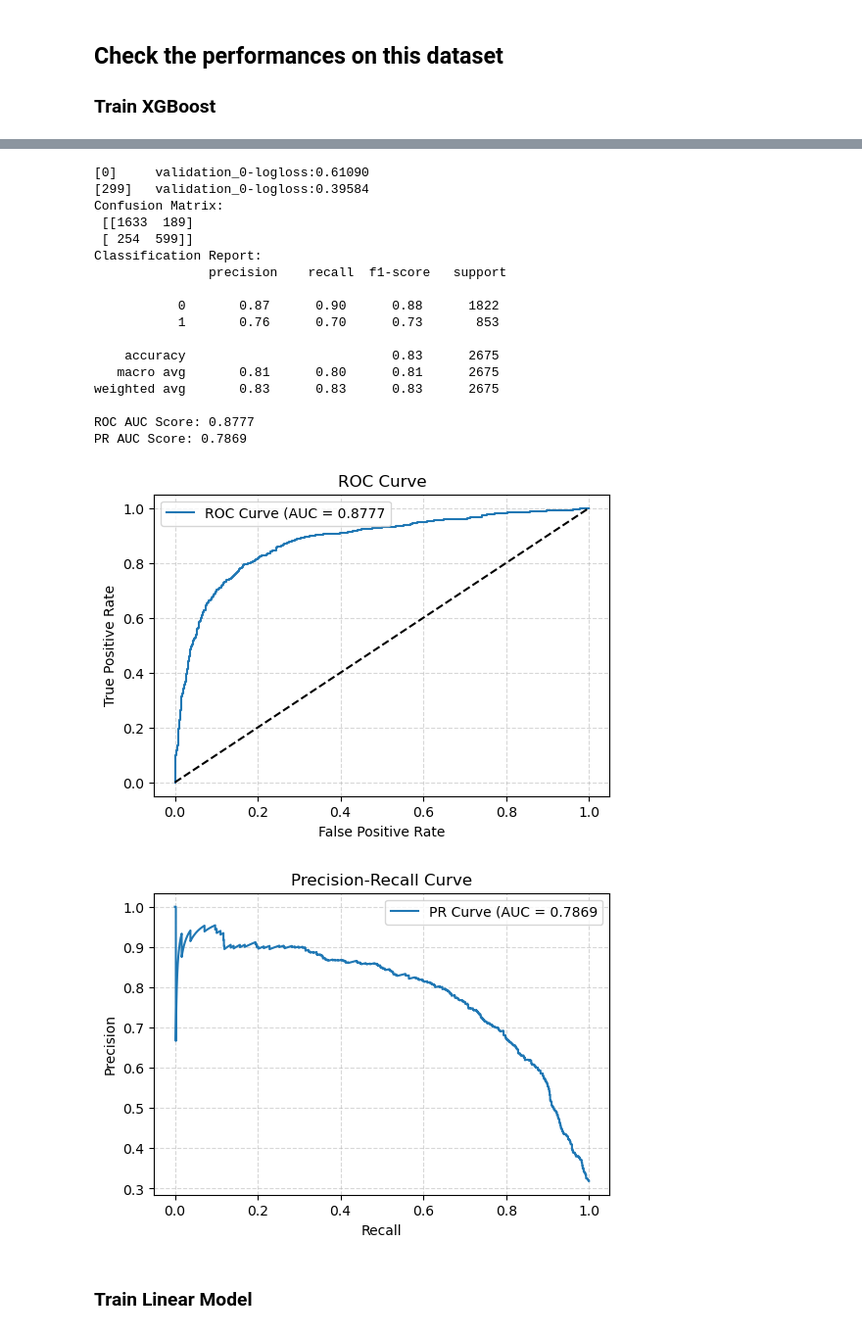
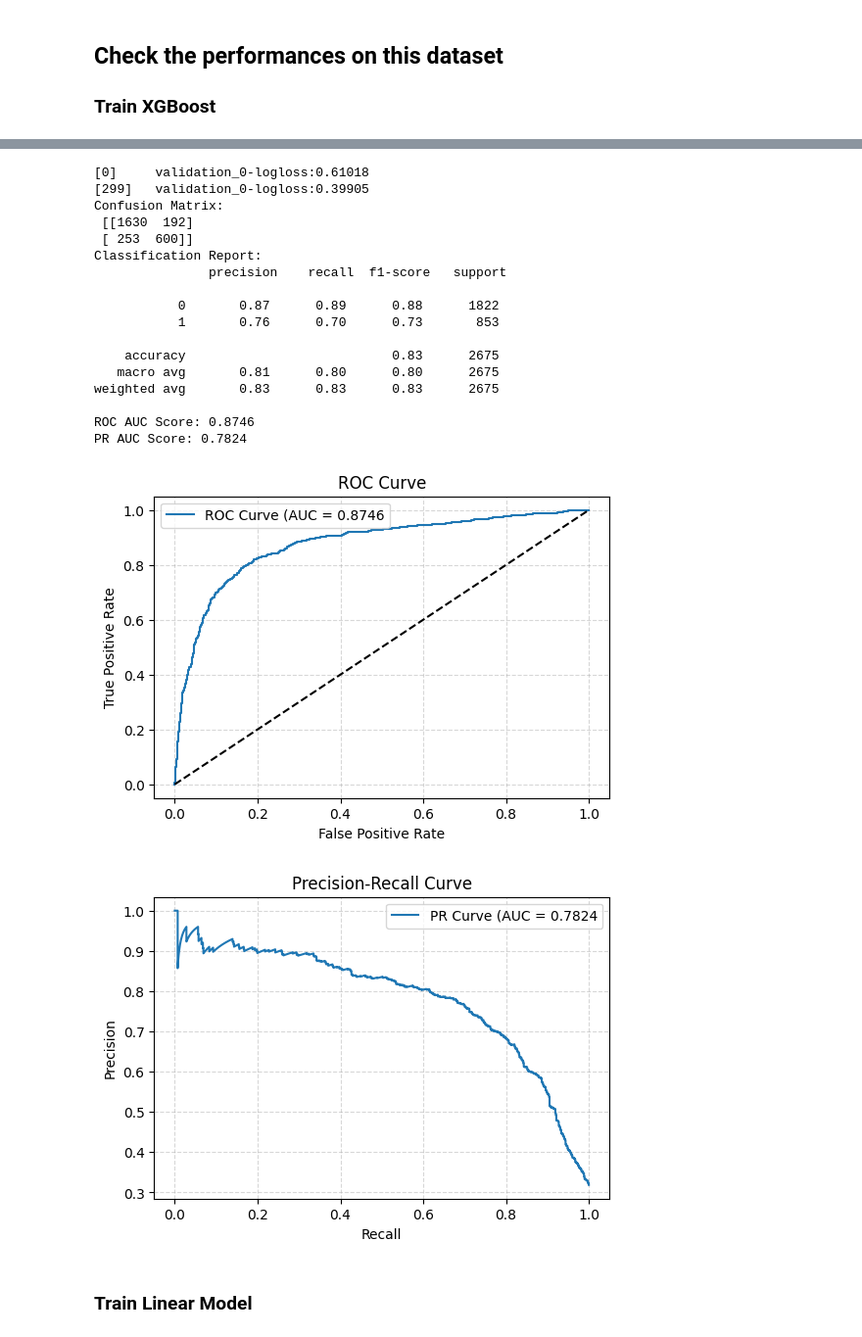
Before and after one commit to CorentinPernot/TreeShap, a Jupyter notebook: xai_protein_modified.ipynb, the cells around one changed output, grey strips where cells are left out. Shown at 98% size. Saved outputs shown, nothing was run; the diff lists cells and outputs as text; code cells hidden in the pictures.

```diff
--- a/xai_protein_modified.ipynb
+++ b/xai_protein_modified.ipynb
@@ -200,6 +215,6 @@ Fitting 3 folds for each of 30 candidates, totalling 90 fits
 Best parameters from random search: {'subsample': 0.5, 'reg_lambda': 8.0, 'reg_alpha': 5.0, 'n_estimators': 300, 'max_depth': 2, 'learning_rate': 0.046415888336127774, 'colsample_bytree': 0.9}
 # %%
-best_params= {'subsample': 0.5, 'reg_lambda': 8.0, 'reg_alpha': 5.0, 'n_estimators': 300, 'max_depth': 2, 'learning_rate': 0.046415888336127774, 'colsample_bytree': 0.9}
+best_params= {'subsample': 0.5, 'reg_lambda': 8.0, 'reg_alpha': 5.0, 'n_estimators': 300, 'max_depth': 5, 'learning_rate': 0.046415888336127774, 'colsample_bytree': 0.9}
 
 ## Final model
 final_xgb = xgb.XGBClassifier(**best_params, objective='binary:logistic', n_jobs=-1, random_state=42)
@@ -225,43 +240,43 @@ fpr, tpr, _ = roc_curve(y_valid, y_pred_proba)
 plt.figure(figsize=(6, 4))
 plt.plot(fpr, tpr, label=f'ROC Curve (AUC = {roc_auc:.4f}')
 plt.plot([0, 1], [0, 1], 'k--')
 plt.xlabel('False Positive Rate')
 plt.ylabel('True Positive Rate')
 plt.grid(alpha=0.5, linestyle='--')
 plt.title('ROC Curve')
 plt.legend()
 plt.show()
 
 ## Plot Precision-Recall Curve
 precision, recall, _ = precision_recall_curve(y_valid, y_pred_proba)
 plt.figure(figsize=(6, 4))
 plt.plot(recall, precision, label=f'PR Curve (AUC = {pr_auc:.4f}')
 plt.xlabel('Recall')
 plt.ylabel('Precision')
 plt.grid(alpha=0.5, linestyle='--')
 plt.title('Precision-Recall Curve')
 plt.legend()
 plt.show()
 # %% [output]
-[0]     validation_0-logloss:0.61090
-[299]   validation_0-logloss:0.39584
+[0]     validation_0-logloss:0.61018
+[299]   validation_0-logloss:0.39905
 Confusion Matrix:
- [[1633  189]
- [ 254  599]]
+ [[1630  192]
+ [ 253  600]]
 Classification Report:
                precision    recall  f1-score   support
 
-           0       0.87      0.90      0.88      1822
+           0       0.87      0.89      0.88      1822
            1       0.76      0.70      0.73       853
 
     accuracy                           0.83      2675
-   macro avg       0.81      0.80      0.81      2675
+   macro avg       0.81      0.80      0.80      2675
 weighted avg       0.83      0.83      0.83      2675
 
-ROC AUC Score: 0.8777
-PR AUC Score: 0.7869
+ROC AUC Score: 0.8746
+PR AUC Score: 0.7824
-[figure, old version]
+[figure, new version]
-[figure, old version]
+[figure, new version]
 # %% [markdown]
 ### **Train Linear Model**
 # %%
```
Also changed, not shown: parts of 18 cells of this notebook, 1 other file.
